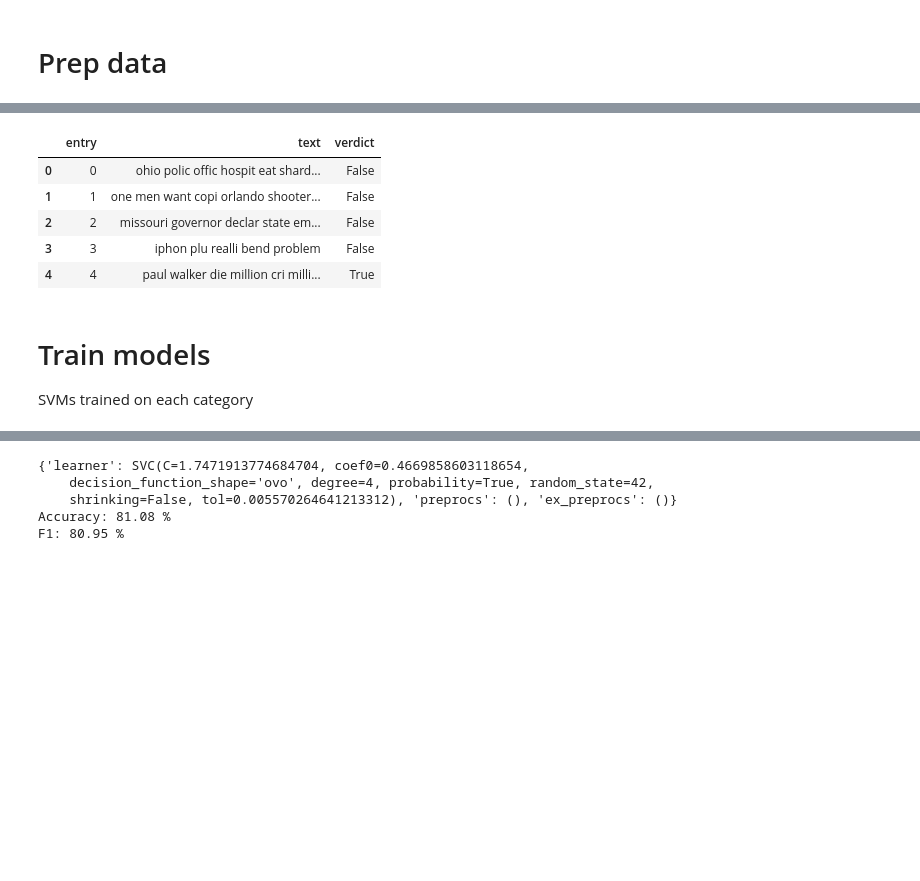
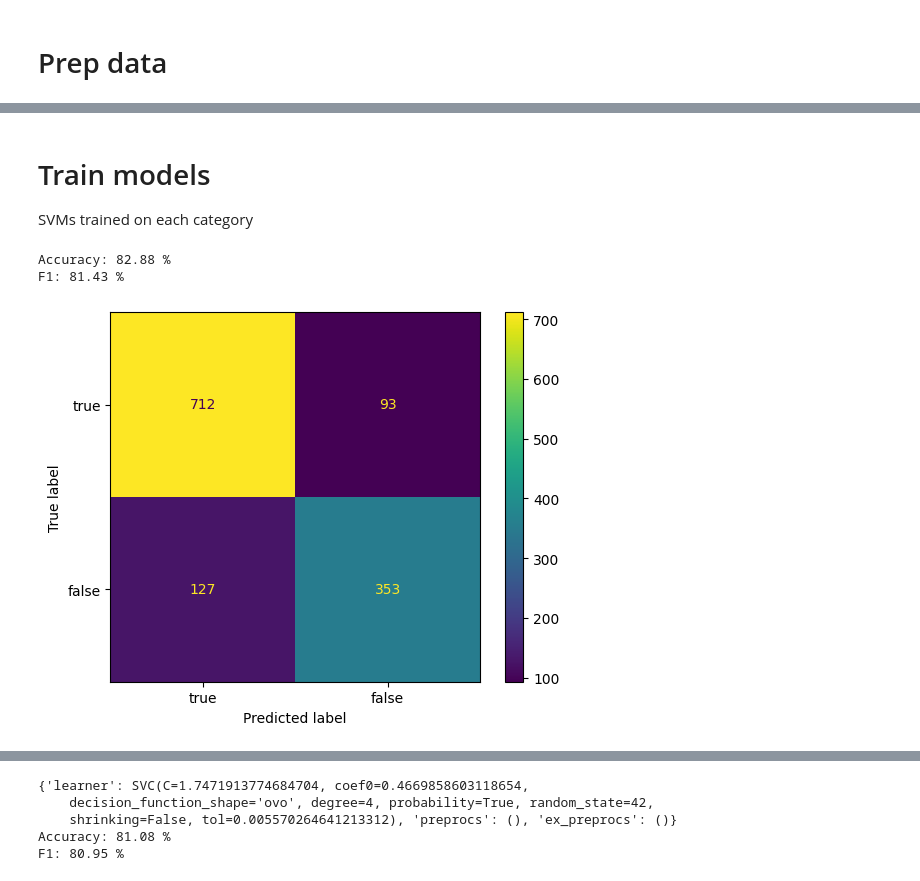
Before and after one commit to WillTan14/wills-ensemble, a Jupyter notebook: categorized_voters.ipynb, the cells around one changed output, grey strips where cells are left out. Drawn from its saved outputs; the diff is of its cells as text; code cells hidden in the pictures; blank space fills up the shorter version.

```diff
--- a/categorized_voters.ipynb
+++ b/categorized_voters.ipynb
@@ -14,4 +21,9 @@ from sklearn.metrics import accuracy_score, confusion_matrix, f1_score, Confusio
 # %%
-pheme = pd.read_csv('datasets\pheme.csv')
-pheme.rename(columns = {"Unnamed: 0":"entry"}, inplace=True)
-pheme.head()
+def get_dataset(name):
+    dataset = pd.read_csv(f'datasets\\{name}.csv')
+    dataset.rename(columns = {"Unnamed: 0":"entry"}, inplace=True)
+    dataset['e_text'] = embed_dataset(dataset['text'])
+    return dataset
+
+pheme = get_dataset("pheme")
+twitter = get_dataset("twitter")
@@ -25,23 +30,3 @@ pheme.head()
-# %%
-twitter = pd.read_csv('datasets\\twitter.csv')
-twitter.rename(columns = {"Unnamed: 0":"entry"}, inplace=True)
-
-twitter.head()
-# %% [output]
-|  | entry | text | verdict |
-| 0 | 0 | ohio polic offic hospit eat shard... | False |
-| 1 | 1 | one men want copi orlando shooter... | False |
-| 2 | 2 | missouri governor declar state em... | False |
-| 3 | 3 | iphon plu realli bend problem | False |
-| 4 | 4 | paul walker die million cri milli... | True |
-# %%
-def embed_dataset(dataset_text):
-    nlp = spacy.load("spacy-twitter")
-    encoded = np.array([nlp(text).vector for text in dataset_text])
-    return encoded.tolist()
-
-pheme['e_text'] = embed_dataset(pheme['text'])
-twitter['e_text'] = embed_dataset(twitter['text'])
 # %%
 from sklearn.model_selection import train_test_split
 
@@ -84,3 +69,16 @@ def evaluate_model(model, X_test, y_test):
     disp = ConfusionMatrixDisplay(confusion_matrix=cm, display_labels=["true", "false"])
     disp.plot()
     plt.show()
+# %%
+from sklearn.svm import SVC
+X_train, X_val, y_train, y_val = train_test_split(pheme.drop('target', axis=1), pheme['target'], train_size=0.8, random_state=42, stratify=pheme['target'])
+X_train_text = np.array([text for text in X_train['e_text']])
+X_val_text = np.array([text for text in X_val['e_text']])
+#baseline = optimize_model("Baseline", X_train_text, y_train)
+baseline = SVC(random_state=42)
+baseline.fit(X_train_text, y_train)
+evaluate_model(baseline, X_val_text, y_val)
+# %% [output]
+Accuracy: 82.88 %
+F1: 81.43 %
+[figure, added]
```
Also changed, not shown: parts of 22 cells of this notebook, 9 other files.
